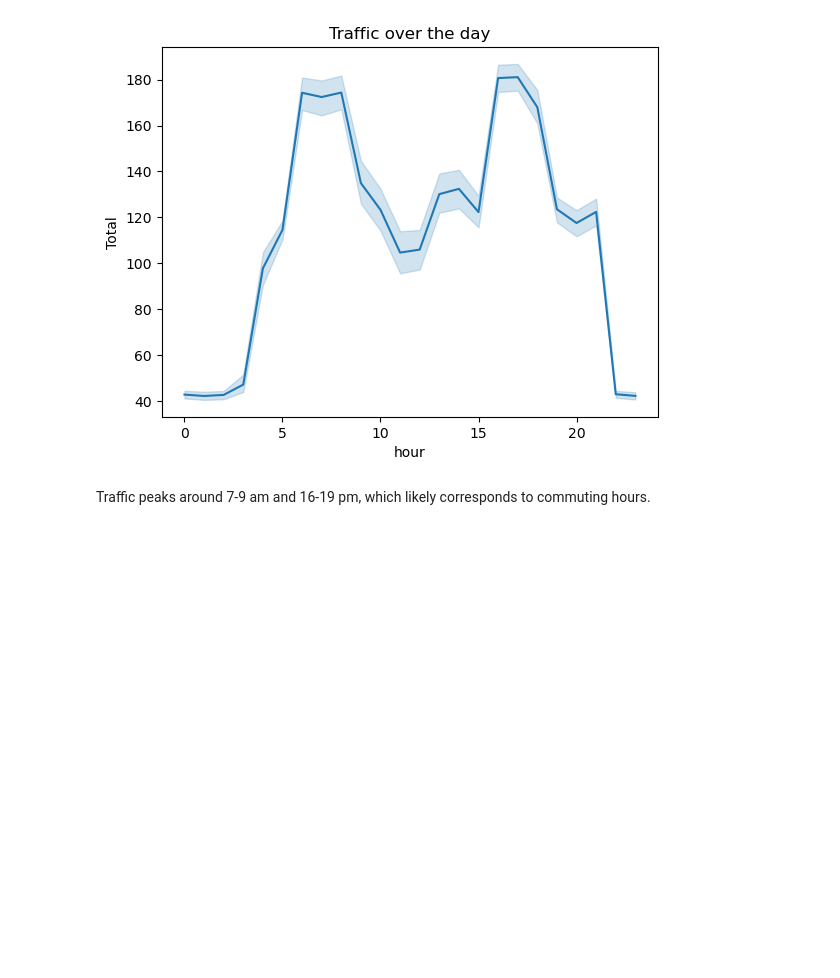
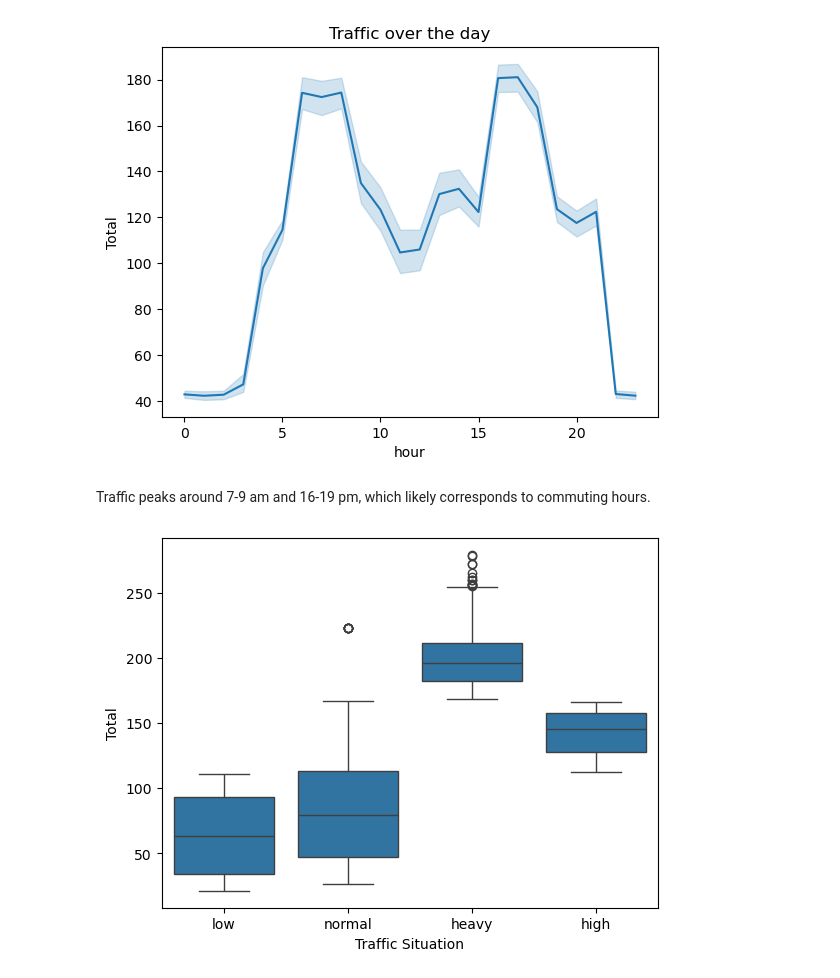
Before and after one commit to ttmatthiastt/traffic-prediction-analysis, a Jupyter notebook: notebooks/traffic_eda.ipynb, the cells around one changed output. Saved outputs shown, nothing was run; the diff lists cells and outputs as text; code cells hidden in the pictures; blank space fills up the shorter version.

```diff
--- a/notebooks/traffic_eda.ipynb
+++ b/notebooks/traffic_eda.ipynb
@@ -102,3 +93,8 @@ plt.show()
 [figure]
 # %% [markdown]
 Traffic peaks around 7-9 am and 16-19 pm, which likely corresponds to commuting hours.
+# %%
+sns.boxplot(data=df, x='Traffic Situation', y='Total')
+plt.show()
+# %% [output]
+[figure, added]
```
Also changed, not shown: parts of 4 cells of this notebook, 2 other files.
